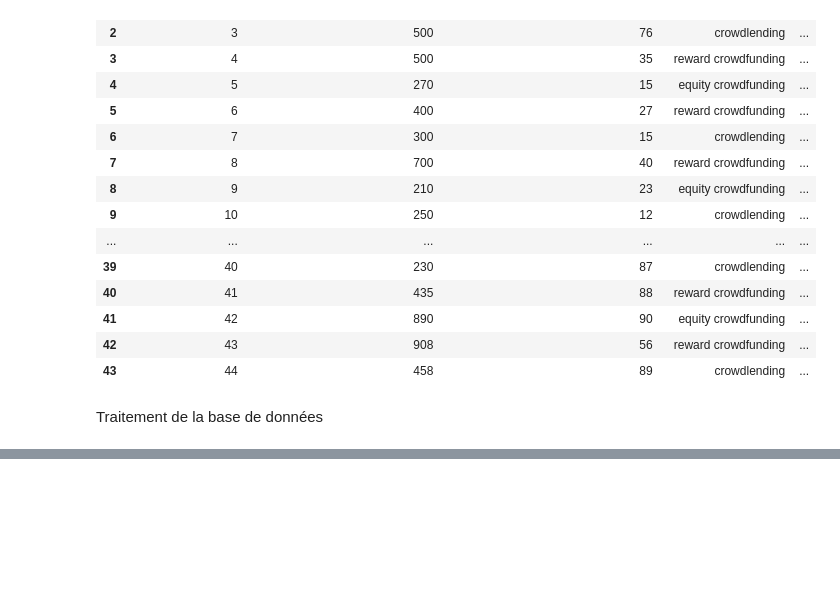
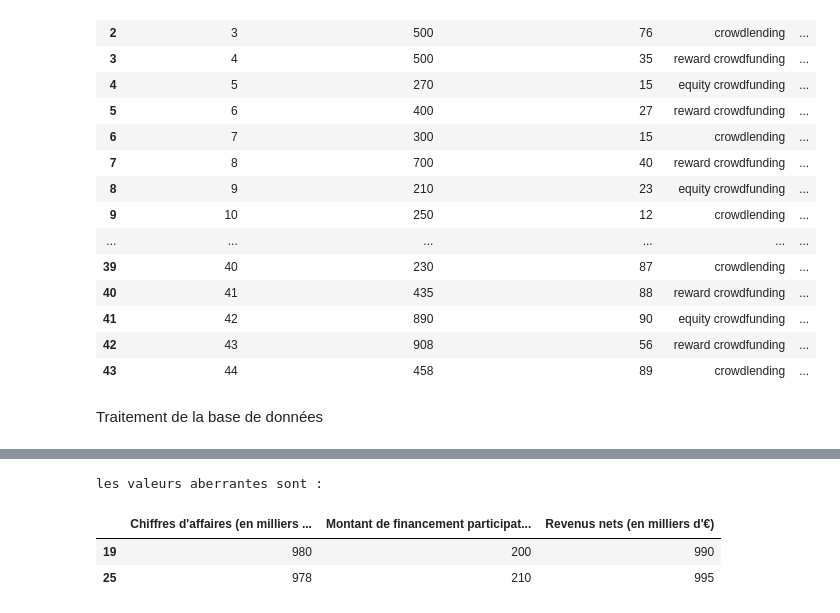
Before and after one commit to Abdiasarsene/Data-analysis, a Jupyter notebook: Analyses des données/crowdfunding.ipynb, the cells around one changed output, grey strips where cells are left out. Drawn from its saved outputs; the diff is of its cells as text; code cells hidden in the pictures; blank space fills up the shorter version.

```diff
--- a/Analyses des données/crowdfunding.ipynb
+++ b/Analyses des données/crowdfunding.ipynb
@@ -61,0 +93,16 @@ duplicatedata
+# %%
+# détection des outliers avec la méthode iqr
+Q1 = unknowndata.quantile(0.25)
+Q3 = unknowndata.quantile(0.75)
+IQR = Q3-Q1
+outliers=((unknowndata<(Q1-1.5*IQR))|(unknowndata >(Q3+1.5*IQR)))
+valeurs_aberrantes=unknowndata[outliers.any(axis=1)]
+
+# affichage des résultats
+print("les valeurs aberrantes sont : ")
+valeurs_aberrantes
+# %% [output]
+les valeurs aberrantes sont :
+|  | Chiffres d'affaires (en milliers ... | Montant de financement participat... | Revenus nets (en milliers d'€) |
+| 19 | 980 | 200 | 990 |
+| 25 | 978 | 210 | 995 |
```
Also changed, not shown: parts of 10 cells of this notebook, 1 other file.
